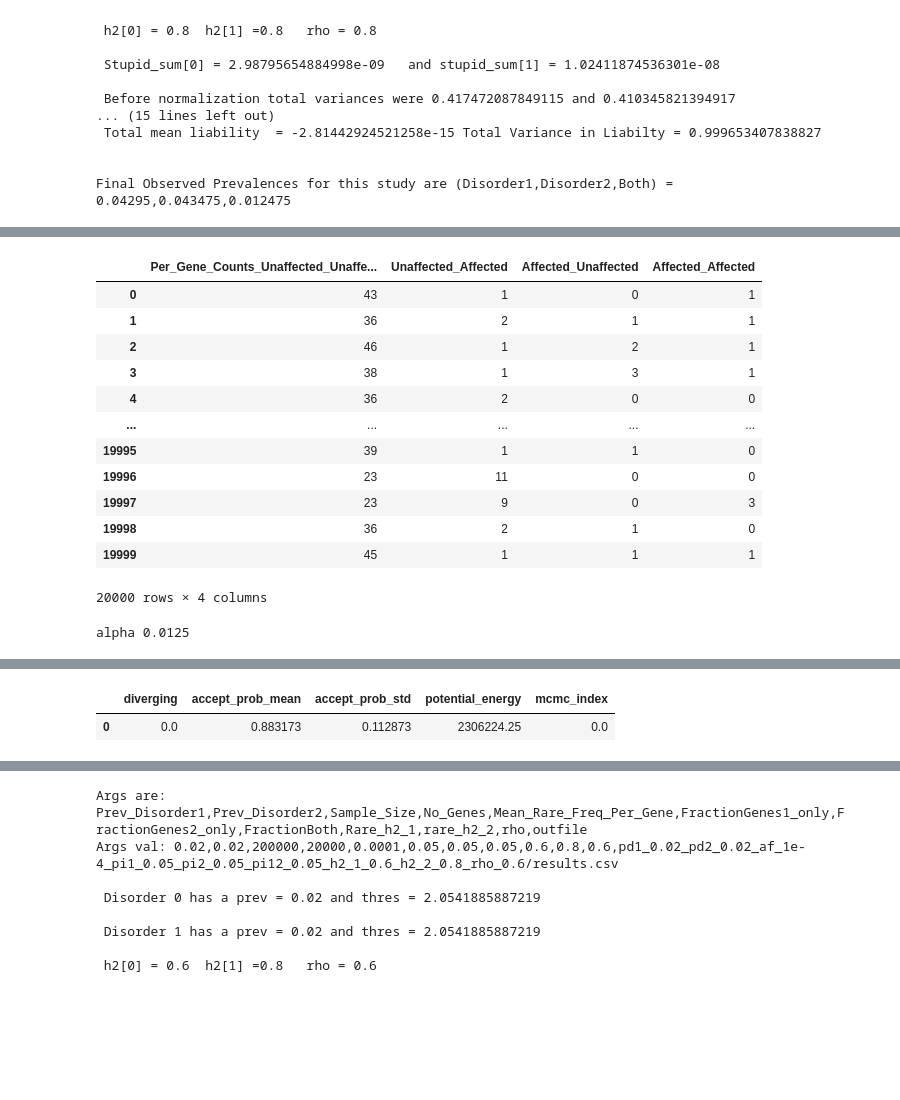
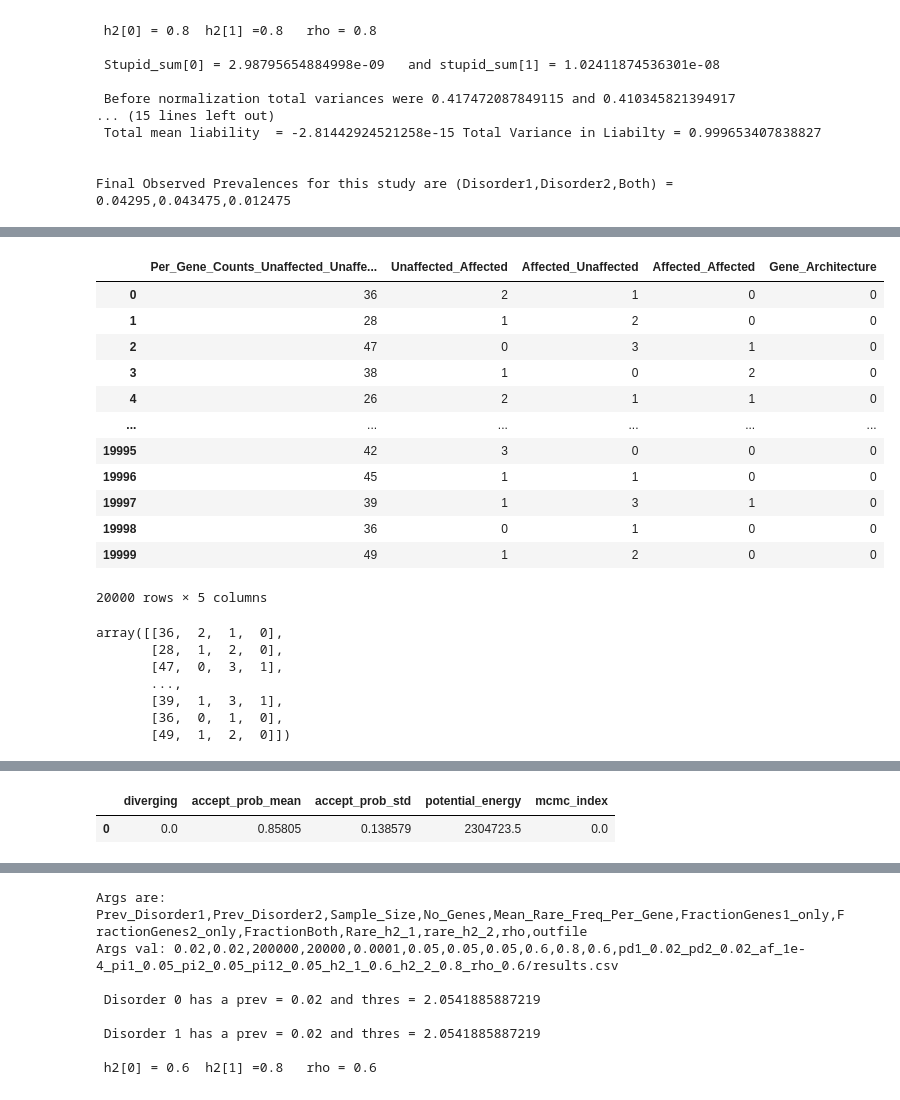
Before and after one commit to akotlar/multivariate-tada, a Jupyter notebook: project/sim6.ipynb, the cells around one changed output, grey strips where cells are left out. Drawn from its saved outputs; the diff is of its cells as text; code cells hidden in the pictures; blank space fills up the shorter version.

```diff
--- a/project/sim6.ipynb
+++ b/project/sim6.ipynb
@@ -796,0 +2244,15 @@ plt.plot(best_chain.get_extra_fields()['potential_energy'])
+# %%
+samples_1 = best_chain_exp_ns_h2_p5_rho95.get_samples()
+random_key, _random_key = random.split(random_key)
+predictive = Predictive(model, samples_1)
+predictions = predictive(_random_key, data=df_exp_ns_h2_p5_rho95.to_numpy())
+
+_, _, mapping = get_assumed_order_for_2(best_probs_exp_ns_h2_p5_rho95)
+predictions_z_mapped = np.vectorize(mapping.get)(predictions['z'])
+
+# display(predictions)
+df = df_exp_ns_h2_p5_rho95.copy(deep=True)
+df["Mean Predictions"] = jnp.mean(predictions_z_mapped, axis=0)
+df["True Architecture"] = cheats_exp_ns_h2_p5_rho95['Model_No'].to_numpy()
+df.to_csv('ns_h2_p5_rho95.csv')
+df.head()
@@ -1933,44 +4311,58 @@ Final Observed Prevalences for this study are (Disorder1,Disorder2,Both) = 0.042
 # %%
 import pandas as pd
 import numpy as np
 
-df_exp3 = pd.read_csv('sim/simulations/pd1_0.02_pd2_0.02_af_1e-4_pi1_0.05_pi2_0.05_pi12_0.05_h2_1_0.8_h2_2_0.8_rho_0.8/results.csv')
+df_exp3 = pd.read_csv('sim/simulations/pd1_0.02_pd2_0.02_af_1e-4_pi1_0.05_pi2_0.05_pi12_0.05_h2_1_0.8_h2_2_0.8_rho_0.8_with_ga/results.csv')
+display(df_exp3)
 
-display(df_exp3)
+df_exp3_data = df_exp3.to_numpy()[:, 0:4]
+df_exp3_genetic_architectures = df_exp3.to_numpy()[:, 4]
+display(df_exp3_data)
+
 
 # Our best performing model; fits like a champ even challening simulations
 random_key, _random_key = random.split(random_key)
 
 res_exp3 = run_until_enough(random_key=_random_key, target_number_of_chains=1, run_params={
-    "data": df_exp3.to_numpy(),
+    "data": df_exp3_data,
     "max_K": 4,
 })
 best_chain_exp3, statistics_exp3 = select_best_chain(res_exp3)
 display(statistics_exp3)
 
 #best_weights, best_probs, best_betas, best_dirichlet_concentrations = ordered_statistics([best_chain])
 best_weights_exp3, best_probs_exp3, best_betas_exp3, best_dirichlet_concentrations_exp3 = get_parameters(best_chain_exp3)
 
 pds_exp3 = np.array([0.043475,0.04295,0.012475])
 pd_with_both_exp3 = np.array([1 - pds_exp3.sum(), *pds_exp3])
 n_samples_exp3 = 200_000
-var1_3, var2_3, cov_3, rho_3 = get_rho_bivariate(probs = best_probs_exp3, weights = best_weights_exp3,
-                                         observations = df_exp3.to_numpy(),
+var1_3, var2_3, cov_3, rho_3, debug_architectures_3 = get_rho_bivariate(probs = best_probs_exp3, weights = best_weights_exp3,
+                                         observations = df_exp3_data,
+                                         true_architectures = df_exp3_genetic_architectures,
                                          concentrations = best_dirichlet_concentrations_exp3,
                                          prevalences=pd_with_both_exp3,
                                          n_samples = n_samples_exp3)
+
+debug_architectures_3.query('`estimated genetic architecture` != real').to_csv('things_we_got_wrong_exp_3.csv')
+debug_architectures_3.query('`estimated genetic architecture` == real').to_csv('things_we_got_right_exp_3.csv')
 # %% [output]
-|  | Per_Gene_Counts_Unaffected_Unaffe... | Unaffected_Affected | Affected_Unaffected | Affected_Affected |
-| 0 | 43 | 1 | 0 | 1 |
-| 1 | 36 | 2 | 1 | 1 |
-| 2 | 46 | 1 | 2 | 1 |
-| 3 | 38 | 1 | 3 | 1 |
-| 4 | 36 | 2 | 0 | 0 |
-| ... | ... | ... | ... | ... |
-| 19995 | 39 | 1 | 1 | 0 |
-| 19996 | 23 | 11 | 0 | 0 |
-| 19997 | 23 | 9 | 0 | 3 |
-| 19998 | 36 | 2 | 1 | 0 |
-| 19999 | 45 | 1 | 1 | 1 |
+|  | Per_Gene_Counts_Unaffected_Unaffe... | Unaffected_Affected | Affected_Unaffected | Affected_Affected | Gene_Architecture |
+| 0 | 36 | 2 | 1 | 0 | 0 |
+| 1 | 28 | 1 | 2 | 0 | 0 |
+| 2 | 47 | 0 | 3 | 1 | 0 |
+| 3 | 38 | 1 | 0 | 2 | 0 |
+| 4 | 26 | 2 | 1 | 1 | 0 |
+| ... | ... | ... | ... | ... | ... |
+| 19995 | 42 | 3 | 0 | 0 | 0 |
+| 19996 | 45 | 1 | 1 | 0 | 0 |
+| 19997 | 39 | 1 | 3 | 1 | 0 |
+| 19998 | 36 | 0 | 1 | 0 | 0 |
+| 19999 | 49 | 1 | 2 | 0 | 0 |
-20000 rows × 4 columns
+20000 rows × 5 columns
-alpha 0.0125
+array([[36,  2,  1,  0],
+       [28,  1,  2,  0],
+       [47,  0,  3,  1],
+       ...,
+       [39,  1,  3,  1],
+       [36,  0,  1,  0],
+       [49,  1,  2,  0]])
@@ -1994,2 +4387,2 @@ probs.mean(0) [[0.72636205 0.22784302 0.01353734 0.03225766]
 |  | diverging | accept_prob_mean | accept_prob_std | potential_energy | mcmc_index |
-| 0 | 0.0 | 0.883173 | 0.112873 | 2306224.25 | 0.0 |
+| 0 | 0.0 | 0.85805 | 0.138579 | 2304723.5 | 0.0 |
```
Also changed, not shown: parts of 65 cells of this notebook, 3 other files.
